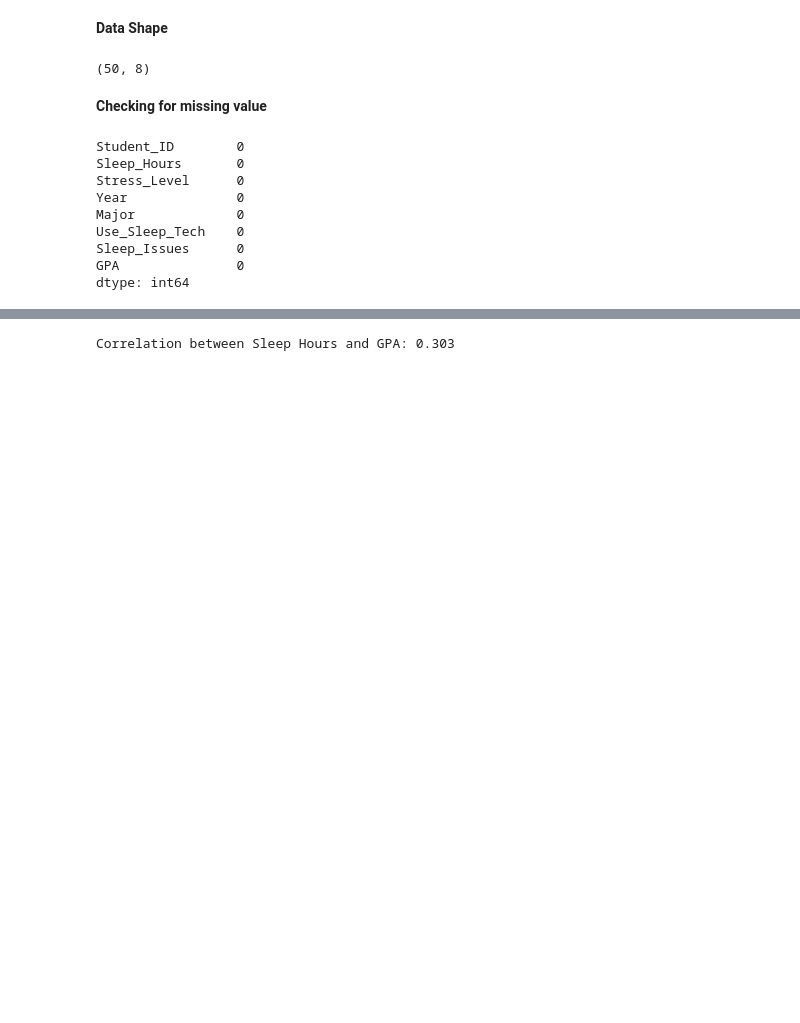
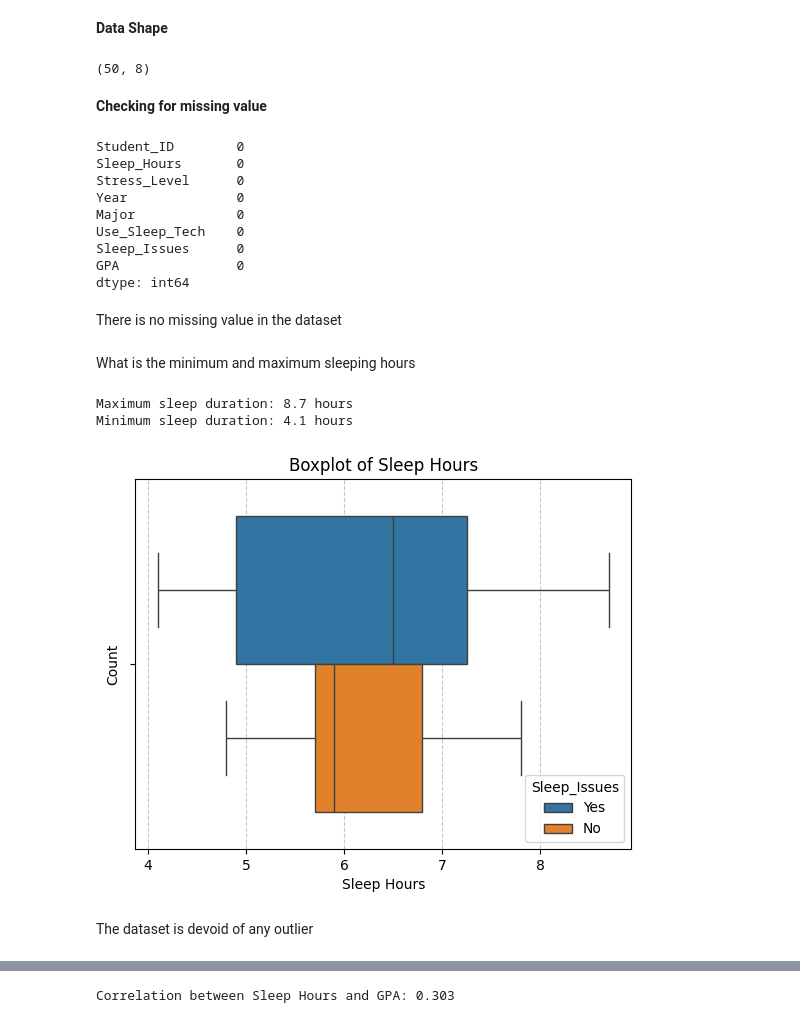
Before and after one commit to SyusufWaliyyi/ArewaDSF_ML_Assigment, a Jupyter notebook: week_3/week_3.ipynb, the cells around one changed output, grey strips where cells are left out. Drawn from its saved outputs; the diff is of its cells as text; code cells hidden in the pictures; blank space fills up the shorter version.

```diff
--- a/week_3/week_3.ipynb
+++ b/week_3/week_3.ipynb
@@ -81,3 +77,30 @@ Use_Sleep_Tech    0
 Sleep_Issues      0
 GPA               0
 dtype: int64
+# %% [markdown]
+There is no missing value in the dataset
+# %% [markdown]
+What is the minimum and maximum sleeping hours
+# %%
+# Maximum sleep duration
+max_sleep = sleep_df['Sleep_Hours'].max()
+print(f"Maximum sleep duration: {max_sleep} hours")
+
+# Minimum sleep duration
+min_sleep = sleep_df['Sleep_Hours'].min()
+print(f"Minimum sleep duration: {min_sleep} hours")
+# %% [output]
+Maximum sleep duration: 8.7 hours
+Minimum sleep duration: 4.1 hours
+# %%
+# does the data have any outliers?
+sns.boxplot(x='Sleep_Hours', data=sleep_df, hue='Sleep_Issues')
+plt.title('Boxplot of Sleep Hours')
+plt.xlabel('Sleep Hours')
+plt.ylabel('Count')
+plt.grid(axis='x', linestyle='--', alpha=0.7)
+plt.show()
+# %% [output]
+[figure, added]
+# %% [markdown]
+The dataset is devoid of any outlier
```
Also changed, not shown: parts of 13 cells of this notebook, 1 other file.
